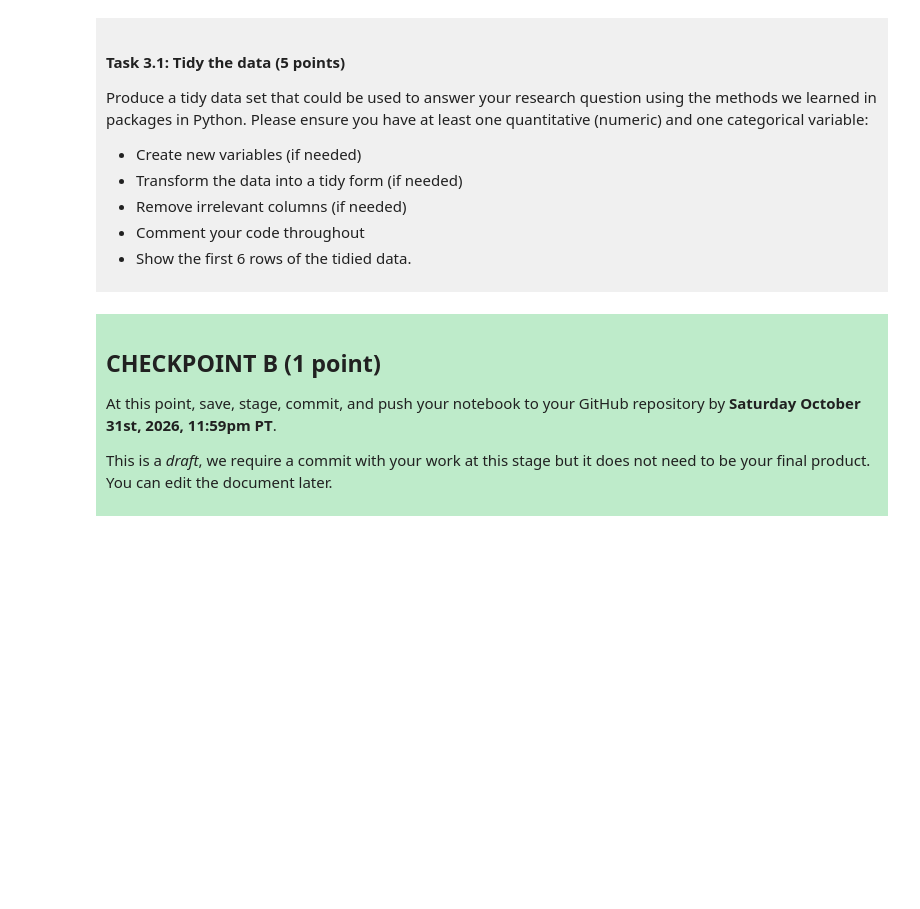
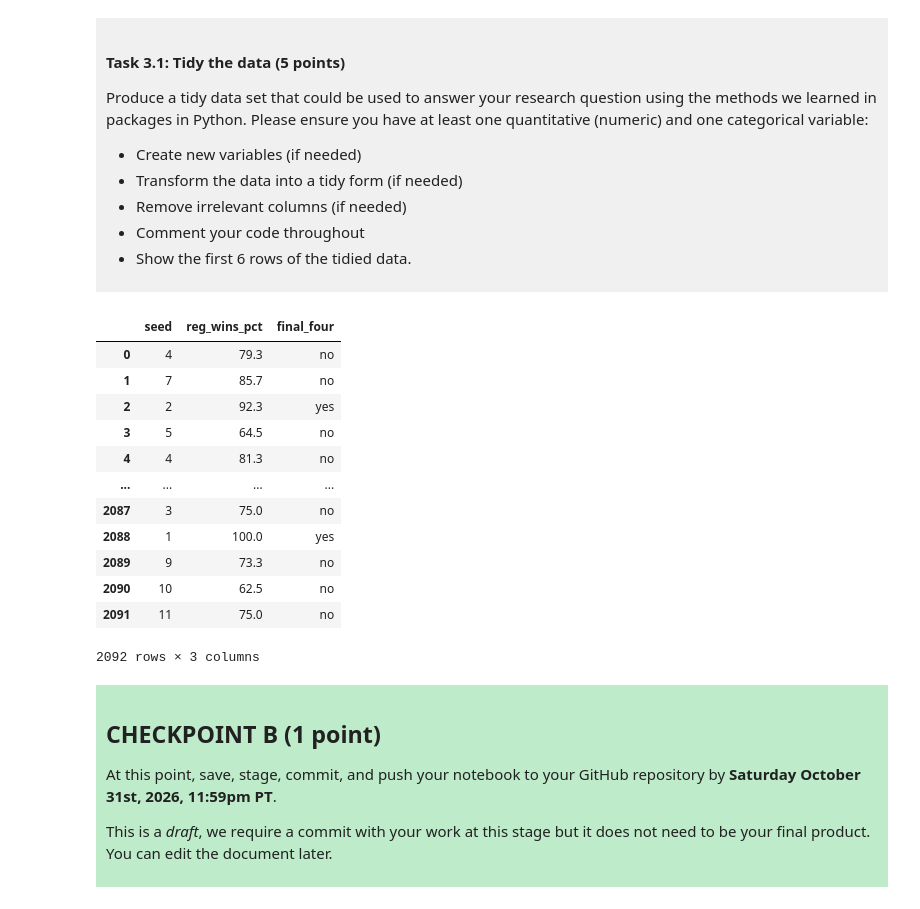
Before and after one commit to sabrinayuan07-cloud/dsci-100-project, a Jupyter notebook: dsci-100-project-notebook (1).ipynb, the cells around one changed output. Drawn from its saved outputs; the diff is of its cells as text; code cells hidden in the pictures; blank space fills up the shorter version.

```diff
--- a/dsci-100-project-notebook (1).ipynb
+++ b/dsci-100-project-notebook (1).ipynb
@@ -187,7 +196,30 @@ Produce a tidy data set that could be used to answer your research question usin
 
 </div>
 # %%
-### EDIT THIS CODE CELL ###
+final_four_finishes = ["top_4_loss", "top_2_loss", "champ"]
+basketball["final_four"] = (
+    basketball["tourney_finish"]
+    .isin(final_four_finishes)
+    .map({True: "yes", False: "no"})
+)
+
+basketball_tidy = basketball[["seed", "reg_wins_pct", "final_four"]]
+basketball_tidy = basketball_tidy.astype({"final_four": "category"})
+basketball_tidy
+# %% [output]
+|  | seed | reg_wins_pct | final_four |
+| 0 | 4 | 79.3 | no |
+| 1 | 7 | 85.7 | no |
+| 2 | 2 | 92.3 | yes |
+| 3 | 5 | 64.5 | no |
+| 4 | 4 | 81.3 | no |
+| ... | ... | ... | ... |
+| 2087 | 3 | 75.0 | no |
+| 2088 | 1 | 100.0 | yes |
+| 2089 | 9 | 73.3 | no |
+| 2090 | 10 | 62.5 | no |
+| 2091 | 11 | 75.0 | no |
+2092 rows × 3 columns
 # %% [markdown]
 <div style="background-color: #beebca; padding: 10px;">
 
```
Also changed, not shown: parts of 4 cells of this notebook.
